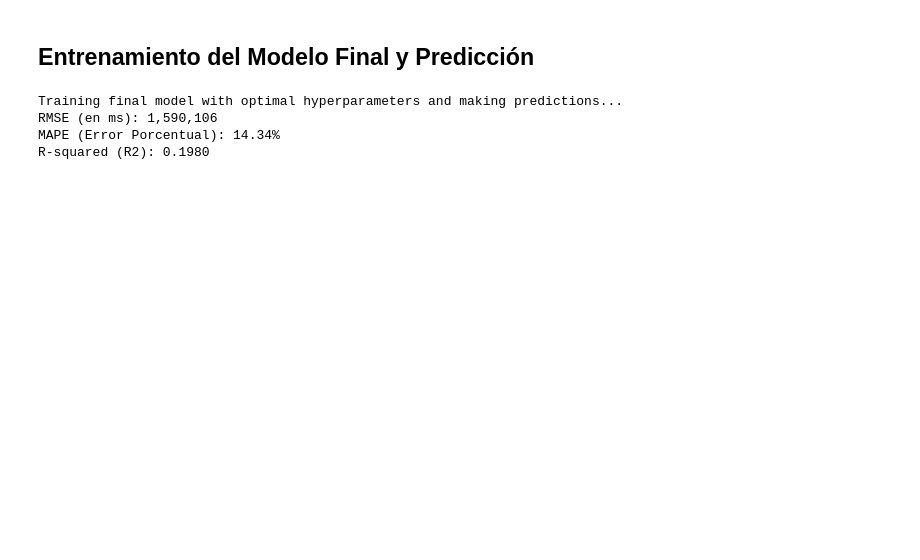
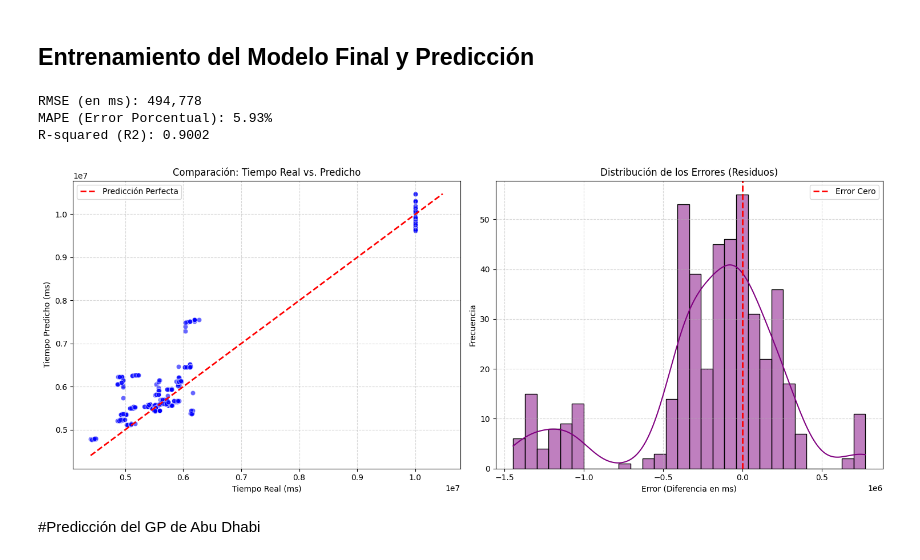
Before and after one commit to 100479095/Predictor_F1_2025, a Jupyter notebook: entrenamiento_modelo.ipynb, the cells around one changed output. Saved outputs shown, nothing was run; the diff lists cells and outputs as text; code cells hidden in the pictures; blank space fills up the shorter version.

```diff
--- a/entrenamiento_modelo.ipynb
+++ b/entrenamiento_modelo.ipynb
@@ -31,5 +33,5 @@ Cargamos los datos del **csv f1_training_data_2016_onwards.csv**, es importante
 # %%
-df = pd.read_csv('f1_training_data_2016_onwards.csv')
+df = pd.read_csv('f1_training_data_2014_onwards.csv')
 #mostramos las primeras 5 filas
 print(df.head())
 # %% [output]
@@ -190,17 +206,16 @@ Best RMSE score for GradientBoostingRegressor: 0.2109
 # %% [markdown]
 ## Entrenamiento del Modelo Final y Predicción
 # %%
-print("Training final model with optimal hyperparameters and making predictions...")
 
-# Get the best model from GridSearchCV
+#Escogemos el mejor modelo de la validación cruzada
 best_model_final = grid_search.best_estimator_
 
-# 7. Predecir y devolver a la escala original (ms)
+#Predecimos el resultado y lo regresamos a la escala original (ms)
 y_pred_log = best_model_final.predict(X_test)
-y_pred = np.expm1(y_pred_log) # Inversa de log1p
+y_pred = np.expm1(y_pred_log)
 y_test = np.expm1(y_test)
 
-# 8. Evaluar
+#Métricas de evaluación
 rmse = np.sqrt(mean_squared_error(y_test, y_pred))
 mape = mean_absolute_percentage_error(y_test, y_pred)
 r2 = metrics.r2_score(y_test, y_pred)
@@ -209,7 +224,47 @@ print(f"RMSE (en ms): {rmse:,.0f}")
 print(f"MAPE (Error Porcentual): {mape:.2%}")
 print(f"R-squared (R2): {r2:.4f}")
 # %% [output]
-Training final model with optimal hyperparameters and making predictions...
-RMSE (en ms): 1,590,106
-MAPE (Error Porcentual): 14.34%
-R-squared (R2): 0.1980
+RMSE (en ms): 494,778
+MAPE (Error Porcentual): 5.93%
+R-squared (R2): 0.9002
+# %%
+# Calculamos los residuos (diferencia entre lo real y lo predicho)
+residuals = y_test - y_pred
+
+# Configuración de los gráficos
+plt.figure(figsize=(15, 6))
+
+# GRÁFICO 1: Dispersión (Scatter Plot) - Real vs Predicho
+plt.subplot(1, 2, 1)
+# Dibujamos los puntos
+sns.scatterplot(x=y_test, y=y_pred, alpha=0.6, color='blue')
+
+# Dibujamos la línea de "Predicción Perfecta" (y = x)
+min_val = min(y_test.min(), y_pred.min())
+max_val = max(y_test.max(), y_pred.max())
+plt.plot([min_val, max_val], [min_val, max_val], 'r--', lw=2, label='Predicción Perfecta')
+
+plt.title('Comparación: Tiempo Real vs. Predicho')
+plt.xlabel('Tiempo Real (ms)')
+plt.ylabel('Tiempo Predicho (ms)')
+plt.legend()
+plt.grid(True, linestyle='--', alpha=0.5)
+
+
+# GRÁFICO 2: Distribución de Errores (Histograma de Residuos)
+plt.subplot(1, 2, 2)
+sns.histplot(residuals, kde=True, color='purple', bins=30)
+plt.axvline(x=0, color='red', linestyle='--', lw=2, label='Error Cero')
+
+plt.title('Distribución de los Errores (Residuos)')
+plt.xlabel('Error (Diferencia en ms)')
+plt.ylabel('Frecuencia')
+plt.legend()
+plt.grid(True, linestyle='--', alpha=0.5)
+
+plt.tight_layout()
+plt.show()
+# %% [output]
+[figure, added]
+# %% [markdown]
+#Predicción del GP de Abu Dhabi
```
Also changed, not shown: parts of 6 cells of this notebook.
